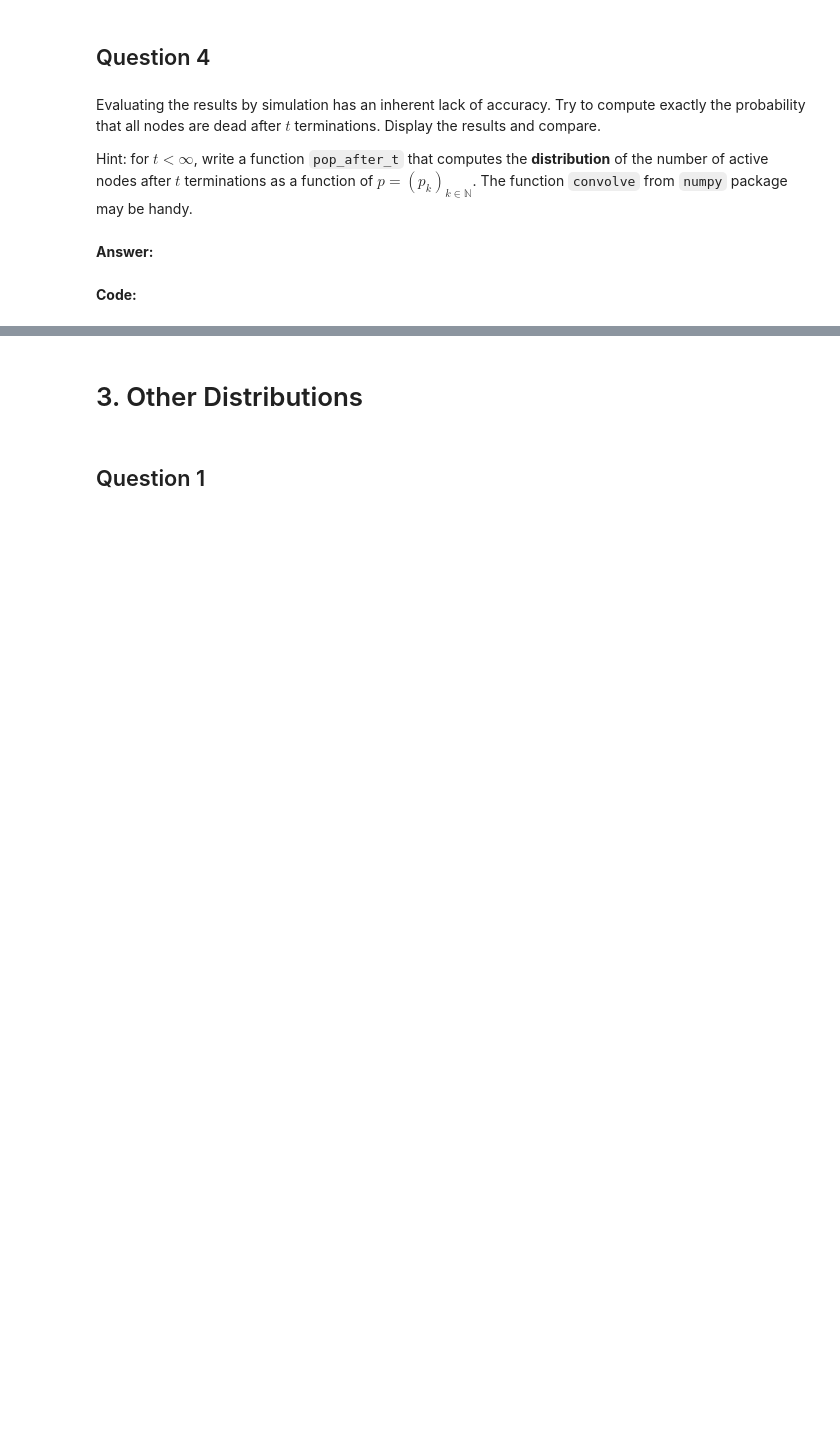
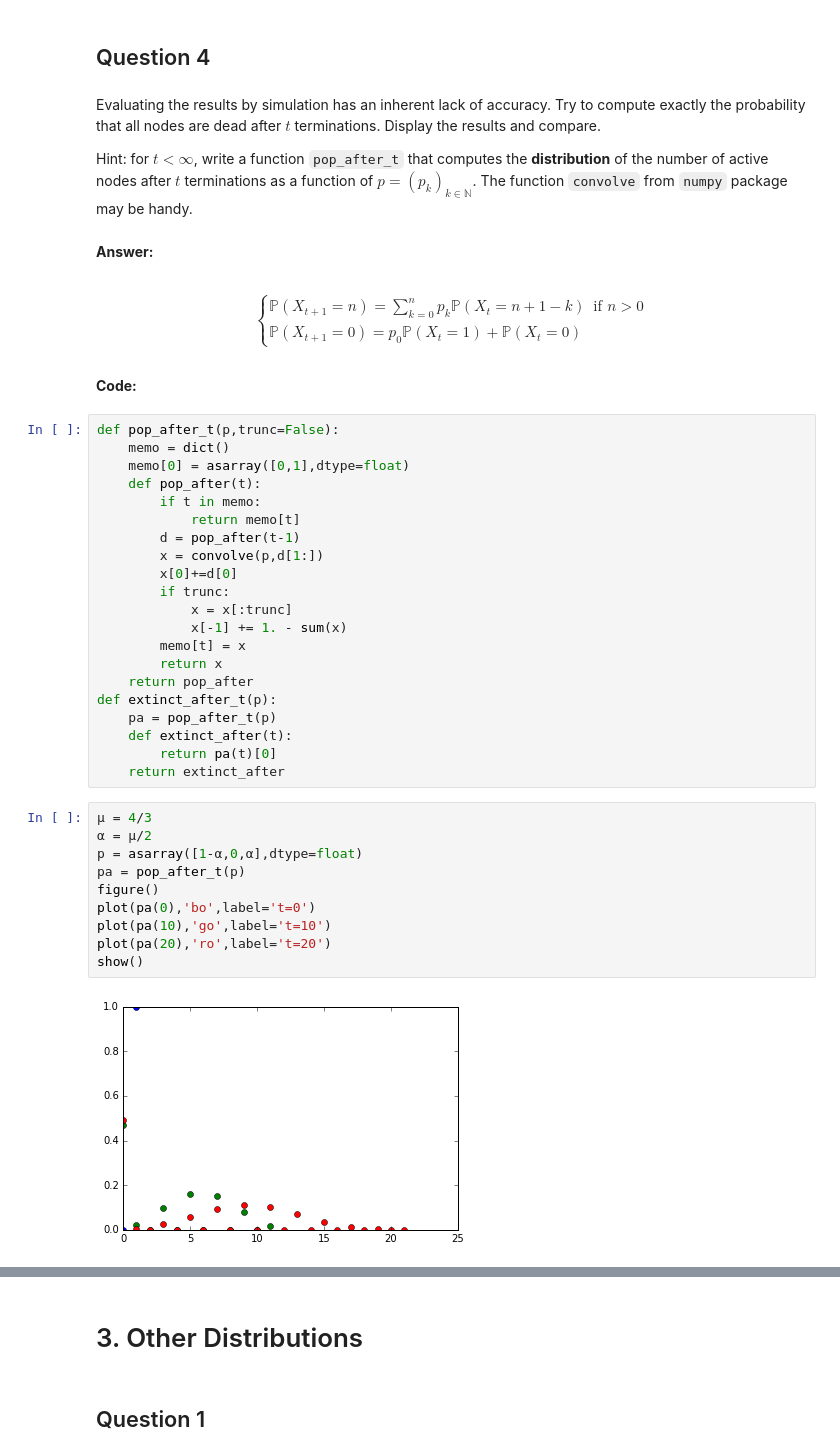
Before and after one commit to w2ak/INF674, a Jupyter notebook: 01-Galton-Watson-TP.ipynb, the cells around one changed output, grey strips where cells are left out. Cells and saved outputs as stored; diff of their text form; blank space fills up the shorter version.

```diff
--- a/01-Galton-Watson-TP.ipynb
+++ b/01-Galton-Watson-TP.ipynb
@@ -294,5 +315,43 @@ Evaluating the results by simulation has an inherent lack of accuracy. Try to co
 Hint: for $t <\infty$, write a function ``pop_after_t`` that computes the **distribution** of the number of active nodes after $t$ terminations as a function of $ p = (p_k)_{k \in \mathbb{N}}$. The function ``convolve`` from ``numpy`` package may be handy.
 # %% [markdown]
 **Answer:**
+# %% [markdown]
+$$\left\lbrace\begin{array}{ll}
+\mathbb{P}(X_{t+1} = n) = \sum_{k=0}^{n}{p_k\mathbb{P}(X_t = n+1 - k)} & \text{if }n>0 \\
+\mathbb{P}(X_{t+1} = 0) = p_0\mathbb{P}(X_t = 1) + \mathbb{P}(X_t = 0)
+\end{array}\right.$$
 # %% [markdown]
 **Code:**
+# %%
+def pop_after_t(p,trunc=False):
+    memo = dict()
+    memo[0] = asarray([0,1],dtype=float)
+    def pop_after(t):
+        if t in memo:
+            return memo[t]
+        d = pop_after(t-1)
+        x = convolve(p,d[1:])
+        x[0]+=d[0]
+        if trunc:
+            x = x[:trunc]
+            x[-1] += 1. - sum(x)
+        memo[t] = x
+        return x
+    return pop_after
+def extinct_after_t(p):
+    pa = pop_after_t(p)
+    def extinct_after(t):
+        return pa(t)[0]
+    return extinct_after
+# %%
+μ = 4/3
+α = μ/2
+p = asarray([1-α,0,α],dtype=float)
+pa = pop_after_t(p)
+figure()
+plot(pa(0),'bo',label='t=0')
+plot(pa(10),'go',label='t=10')
+plot(pa(20),'ro',label='t=20')
+show()
+# %% [output]
+[figure, added]
```
Also changed, not shown: parts of 25 cells of this notebook.
